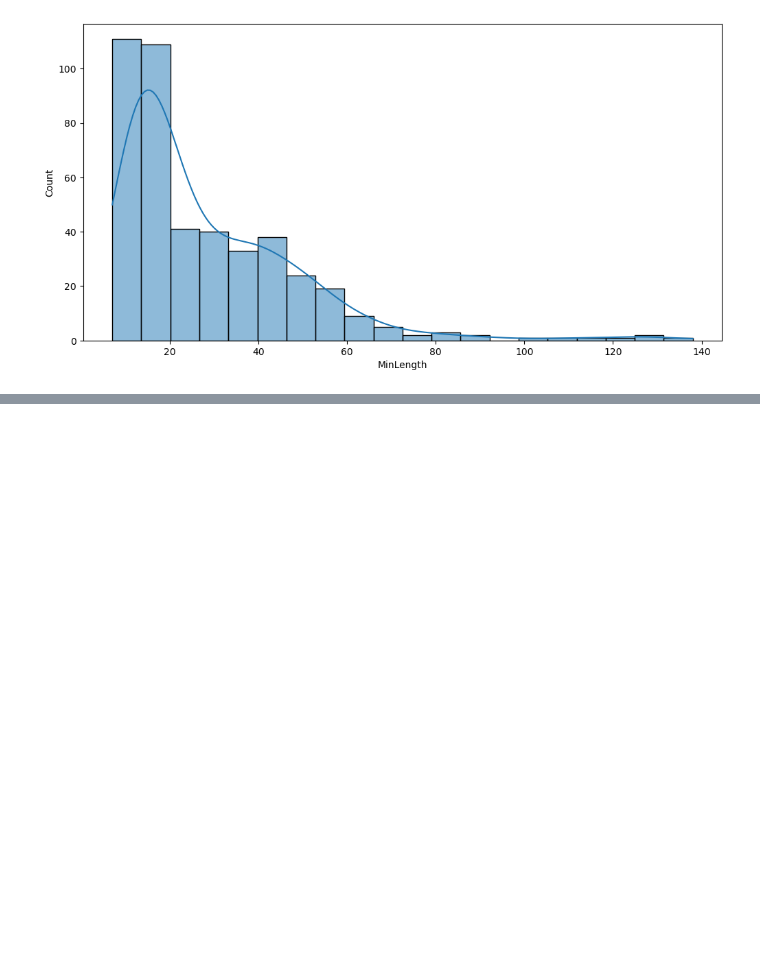
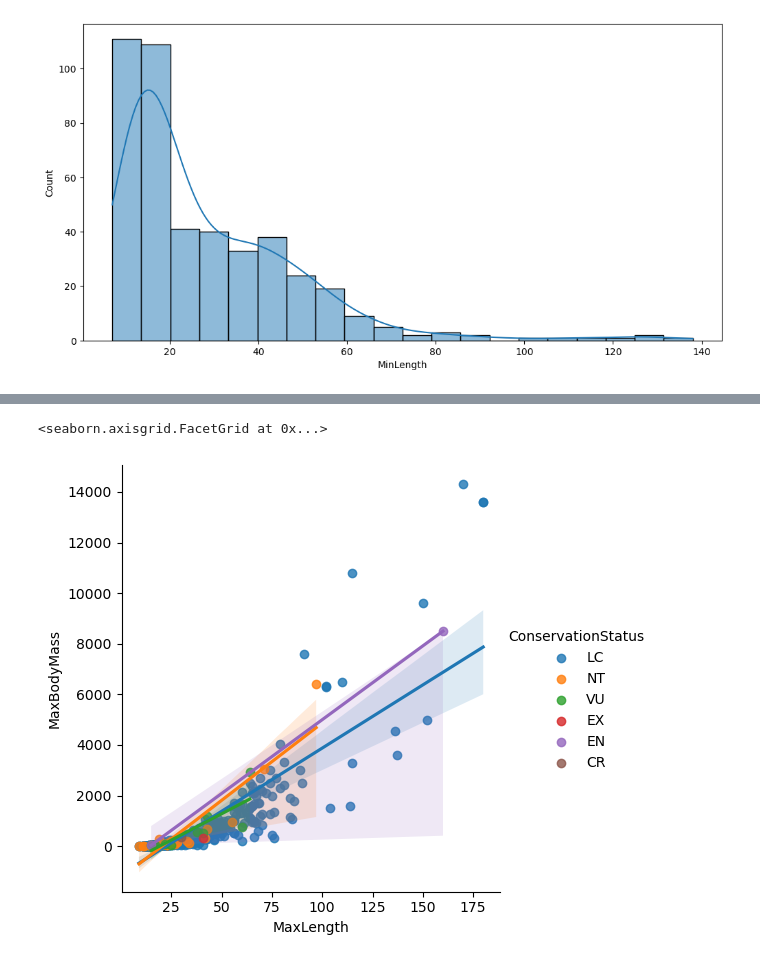
Before and after one commit to yldrmgaye/gayesu, a Jupyter notebook: 3-week-studies-1.ipynb, the cells around one changed output, grey strips where cells are left out. Saved outputs shown, nothing was run; the diff lists cells and outputs as text; code cells hidden in the pictures; blank space fills up the shorter version.

```diff
--- a/3-week-studies-1.ipynb
+++ b/3-week-studies-1.ipynb
@@ -248,0 +319,10 @@ sns.regplot(
+# %%
+sns.lmplot(
+    x='MaxLength',
+    y='MaxBodyMass',
+    data=birds,
+    hue='ConservationStatus'
+)
+# %% [output]
+<seaborn.axisgrid.FacetGrid at 0x...>
+[figure, added]
```
Also changed, not shown: parts of 15 cells of this notebook.
